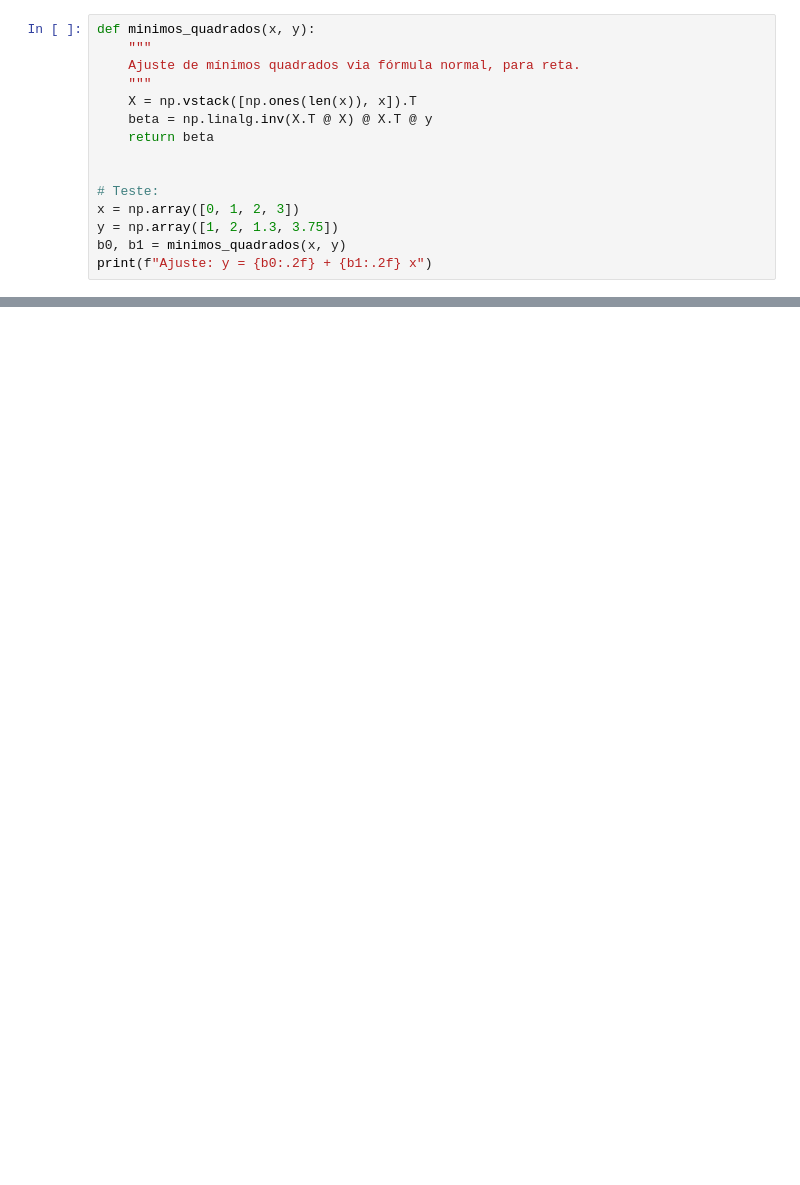
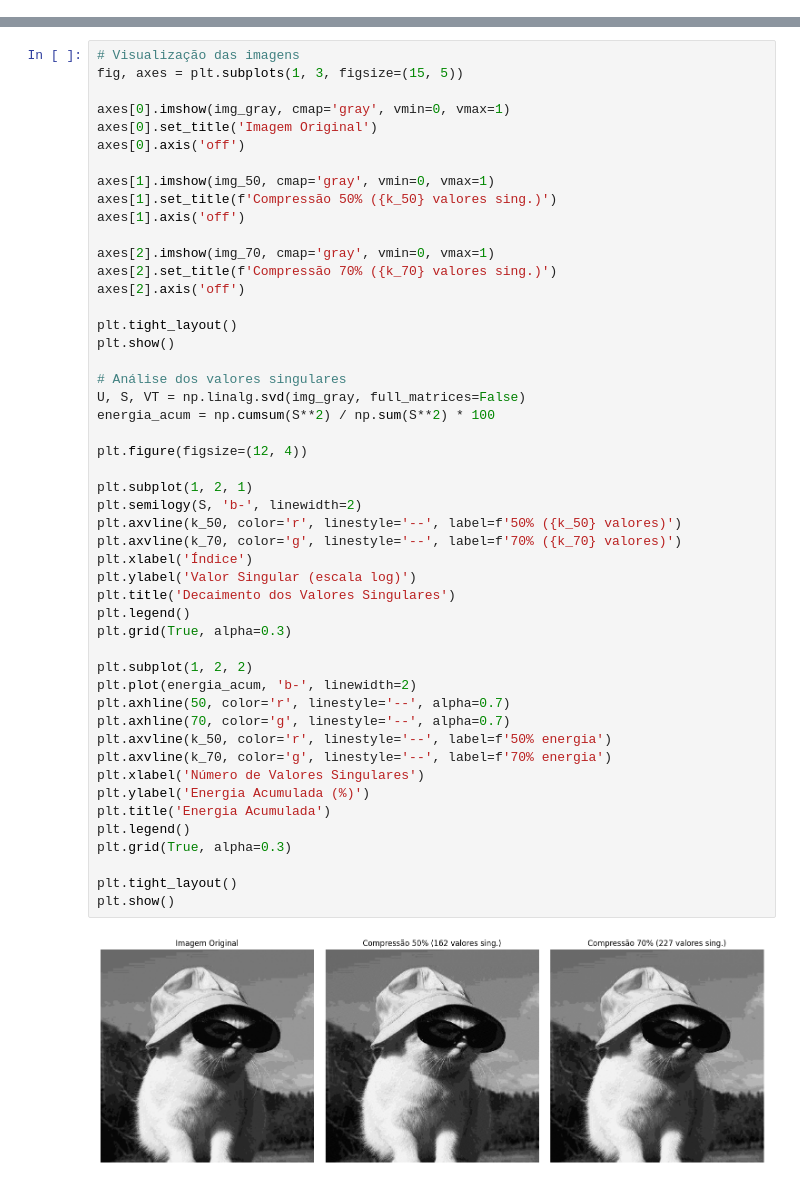
Before and after one commit to FatsyAlst/programming-studies, a Jupyter notebook: usp/classes/numerical-analysis/final-assignment/felipesilva+mateusaraujo.ipynb, the cells around one changed output, grey strips where cells are left out. Drawn from its saved outputs; the diff is of its cells as text; blank space fills up the shorter version.

```diff
--- a/usp/classes/numerical-analysis/final-assignment/felipesilva+mateusaraujo.ipynb
+++ b/usp/classes/numerical-analysis/final-assignment/felipesilva+mateusaraujo.ipynb
@@ -154,15 +0,0 @@ print("Valor interpolado (x=1.5):", interpolacao_lagrange(x, y, 1.5))
-# %%
-def minimos_quadrados(x, y):
-    """
-    Ajuste de mínimos quadrados via fórmula normal, para reta.
-    """
-    X = np.vstack([np.ones(len(x)), x]).T
-    beta = np.linalg.inv(X.T @ X) @ X.T @ y
-    return beta
-
-
-# Teste:
-x = np.array([0, 1, 2, 3])
-y = np.array([1, 2, 1.3, 3.75])
-b0, b1 = minimos_quadrados(x, y)
-print(f"Ajuste: y = {b0:.2f} + {b1:.2f} x")
@@ -168,0 +842,51 @@ print(f"Ajuste: y = {b0:.2f} + {b1:.2f} x")
+# %%
+# Visualização das imagens
+fig, axes = plt.subplots(1, 3, figsize=(15, 5))
+
+axes[0].imshow(img_gray, cmap='gray', vmin=0, vmax=1)
+axes[0].set_title('Imagem Original')
+axes[0].axis('off')
+
+axes[1].imshow(img_50, cmap='gray', vmin=0, vmax=1)
+axes[1].set_title(f'Compressão 50% ({k_50} valores sing.)')
+axes[1].axis('off')
+
+axes[2].imshow(img_70, cmap='gray', vmin=0, vmax=1)
+axes[2].set_title(f'Compressão 70% ({k_70} valores sing.)')
+axes[2].axis('off')
+
+plt.tight_layout()
+plt.show()
+
+# Análise dos valores singulares
+U, S, VT = np.linalg.svd(img_gray, full_matrices=False)
+energia_acum = np.cumsum(S**2) / np.sum(S**2) * 100
+
+plt.figure(figsize=(12, 4))
+
+plt.subplot(1, 2, 1)
+plt.semilogy(S, 'b-', linewidth=2)
+plt.axvline(k_50, color='r', linestyle='--', label=f'50% ({k_50} valores)')
+plt.axvline(k_70, color='g', linestyle='--', label=f'70% ({k_70} valores)')
+plt.xlabel('Índice')
+plt.ylabel('Valor Singular (escala log)')
+plt.title('Decaimento dos Valores Singulares')
+plt.legend()
+plt.grid(True, alpha=0.3)
+
+plt.subplot(1, 2, 2)
+plt.plot(energia_acum, 'b-', linewidth=2)
+plt.axhline(50, color='r', linestyle='--', alpha=0.7)
+plt.axhline(70, color='g', linestyle='--', alpha=0.7)
+plt.axvline(k_50, color='r', linestyle='--', label=f'50% energia')
+plt.axvline(k_70, color='g', linestyle='--', label=f'70% energia')
+plt.xlabel('Número de Valores Singulares')
+plt.ylabel('Energia Acumulada (%)')
+plt.title('Energia Acumulada')
+plt.legend()
+plt.grid(True, alpha=0.3)
+
+plt.tight_layout()
+plt.show()
+# %% [output]
+[figure, added]
```
Also changed, not shown: parts of 63 cells of this notebook, 6 other files.
